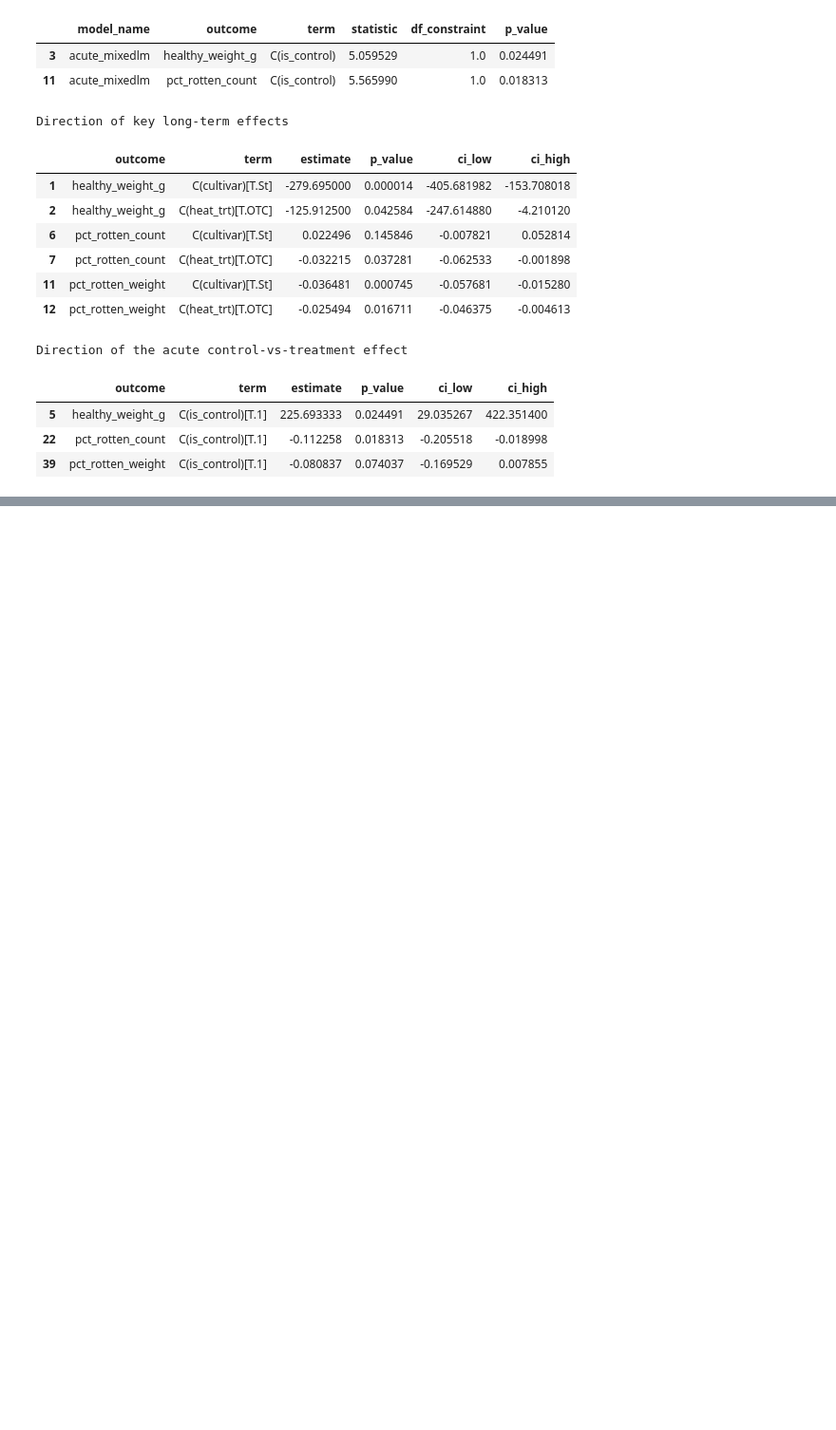
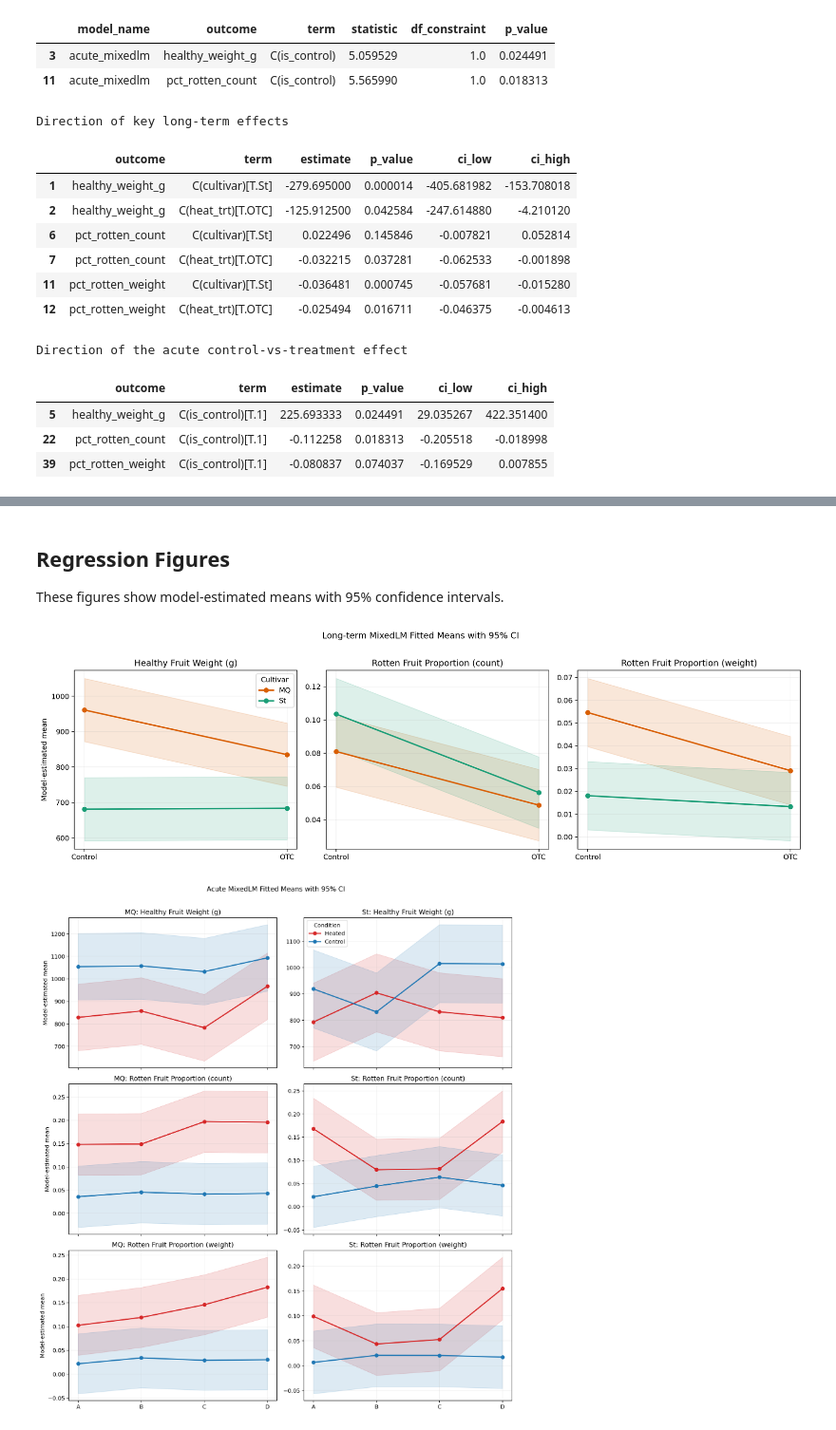
Before and after one commit to etontackett/Stat628-Module-2, a Jupyter notebook: notebooks/yield_summary_english.ipynb, the cells around one changed output, grey strips where cells are left out. Shown at 95% size. Saved outputs shown, nothing was run; the diff lists cells and outputs as text; code cells hidden in the pictures; blank space fills up the shorter version.

```diff
--- a/notebooks/yield_summary_english.ipynb
+++ b/notebooks/yield_summary_english.ipynb
@@ -216,0 +158,13 @@ Overall, the yield analysis suggests that heat treatment does affect cranberry o
+# %% [markdown]
+## Regression Figures
+
+These figures show model-estimated means with 95% confidence intervals.
+# %%
+for name in [
+    'yield_longterm_mixedlm_fitted_means.png',
+    'yield_acute_mixedlm_fitted_means.png',
+]:
+    display(Image(filename=str(FIG_DIR / name)))
+# %% [output]
+[figure, added]
+[figure, added]
```
Also changed, not shown: parts of 13 cells of this notebook, 23 other files.
